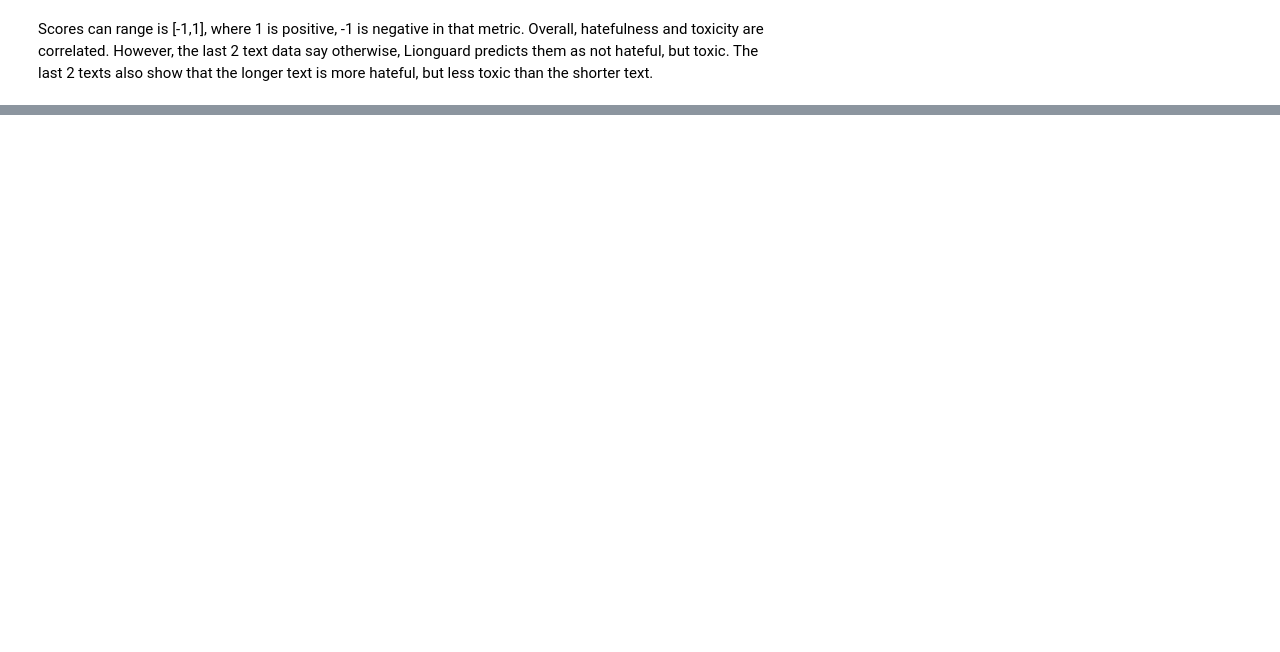
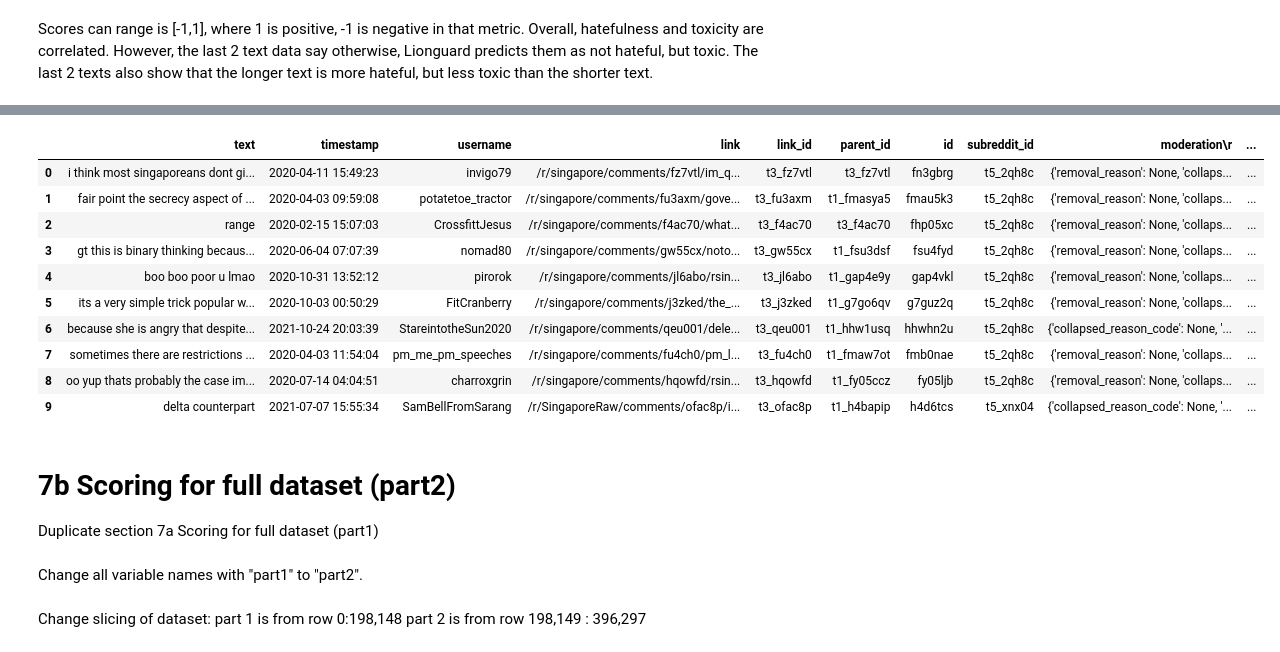
Before and after one commit to rhyden-kx/DSA4264, a Jupyter notebook: lionguard_toxicity_analysis.ipynb, the cells around one changed output, grey strips where cells are left out. Drawn from its saved outputs; the diff is of its cells as text; code cells hidden in the pictures; blank space fills up the shorter version.

```diff
--- a/lionguard_toxicity_analysis.ipynb
+++ b/lionguard_toxicity_analysis.ipynb
@@ -233,0 +408,22 @@ Scores can range is [-1,1], where 1 is positive, -1 is negative in that metric.
+# %%
+# Generate the scores and predictions
+results = predict2(batch_text_part1)
+
+# Prepare results for DataFrame
+output_data = []
+for i in range(len(batch_text_part1)):
+    output_row = {
+        'id': batch_id_part1[i],
+        'Text': batch_text_part1[i],
+    }
+
+    # Directly add 'hateful Score', 'hateful HR', 'toxic Score', and 'toxic HR' to the output
+    output_row['hateful Score'] = results['hateful Score']['scores'][i]
+    output_row['hateful HR'] = results['hateful HR'][i]
+    output_row['toxic Score'] = results['toxic Score']['scores'][i]
+    output_row['toxic HR'] = results['toxic HR'][i]
+
+    output_data.append(output_row)
+
+# Create a DataFrame from the results
+part1_results_df = pd.DataFrame(output_data)
@@ -233,0 +435,3 @@ Scores can range is [-1,1], where 1 is positive, -1 is negative in that metric.
+# %%
+# get id, hateful and toxic scores only
+condensed_part1_results_df = part1_results_df[['id', 'hateful Score', 'hateful HR',  'toxic Score', 'toxic HR']]
@@ -233,0 +452,26 @@ Scores can range is [-1,1], where 1 is positive, -1 is negative in that metric.
+# %%
+# merge the 2 dataframes on 'id'
+part1_hateful_and_toxic_results_df = pd.merge(part1_reddit_df, condensed_part1_results_df, on='id', how='inner')
+# %%
+part1_hateful_and_toxic_results_df
+# %% [output]
+|  | text | timestamp | username | link | link_id | parent_id | id | subreddit_id | moderation\r | ... |
+| 0 | i think most singaporeans dont gi... | 2020-04-11 15:49:23 | invigo79 | /r/singapore/comments/fz7vtl/im_q... | t3_fz7vtl | t3_fz7vtl | fn3gbrg | t5_2qh8c | {'removal_reason': None, 'collaps... | ... |
+| 1 | fair point the secrecy aspect of ... | 2020-04-03 09:59:08 | potatetoe_tractor | /r/singapore/comments/fu3axm/gove... | t3_fu3axm | t1_fmasya5 | fmau5k3 | t5_2qh8c | {'removal_reason': None, 'collaps... | ... |
+| 2 | range | 2020-02-15 15:07:03 | CrossfittJesus | /r/singapore/comments/f4ac70/what... | t3_f4ac70 | t3_f4ac70 | fhp05xc | t5_2qh8c | {'removal_reason': None, 'collaps... | ... |
+| 3 | gt this is binary thinking becaus... | 2020-06-04 07:07:39 | nomad80 | /r/singapore/comments/gw55cx/noto... | t3_gw55cx | t1_fsu3dsf | fsu4fyd | t5_2qh8c | {'removal_reason': None, 'collaps... | ... |
+| 4 | boo boo poor u lmao | 2020-10-31 13:52:12 | pirorok | /r/singapore/comments/jl6abo/rsin... | t3_jl6abo | t1_gap4e9y | gap4vkl | t5_2qh8c | {'removal_reason': None, 'collaps... | ... |
+| 5 | its a very simple trick popular w... | 2020-10-03 00:50:29 | FitCranberry | /r/singapore/comments/j3zked/the_... | t3_j3zked | t1_g7go6qv | g7guz2q | t5_2qh8c | {'removal_reason': None, 'collaps... | ... |
+| 6 | because she is angry that despite... | 2021-10-24 20:03:39 | StareintotheSun2020 | /r/singapore/comments/qeu001/dele... | t3_qeu001 | t1_hhw1usq | hhwhn2u | t5_2qh8c | {'collapsed_reason_code': None, '... | ... |
+| 7 | sometimes there are restrictions ... | 2020-04-03 11:54:04 | pm_me_pm_speeches | /r/singapore/comments/fu4ch0/pm_l... | t3_fu4ch0 | t1_fmaw7ot | fmb0nae | t5_2qh8c | {'removal_reason': None, 'collaps... | ... |
+| 8 | oo yup thats probably the case im... | 2020-07-14 04:04:51 | charroxgrin | /r/singapore/comments/hqowfd/rsin... | t3_hqowfd | t1_fy05ccz | fy05ljb | t5_2qh8c | {'removal_reason': None, 'collaps... | ... |
+| 9 | delta counterpart | 2021-07-07 15:55:34 | SamBellFromSarang | /r/SingaporeRaw/comments/ofac8p/i... | t3_ofac8p | t1_h4bapip | h4d6tcs | t5_xnx04 | {'collapsed_reason_code': None, '... | ... |
+# %% [markdown]
+# 7b Scoring for full dataset (part2)
+Duplicate section 7a Scoring for full dataset (part1)
+# %% [markdown]
+Change all variable names with "part1" to "part2".
+# %% [markdown]
+Change slicing of dataset:
+part 1 is from row 0:198,148
+part 2 is from row 198,149 : 396,297
```
Also changed, not shown: parts of 25 cells of this notebook.
